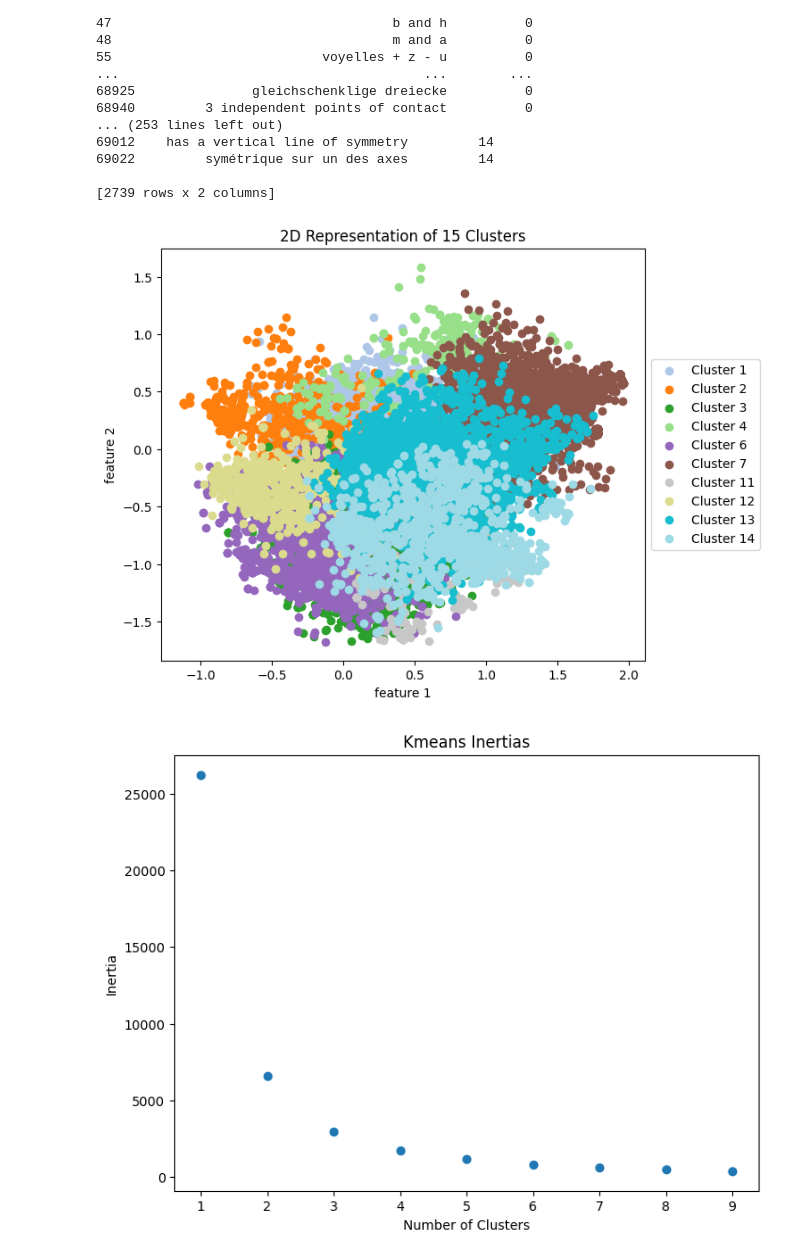
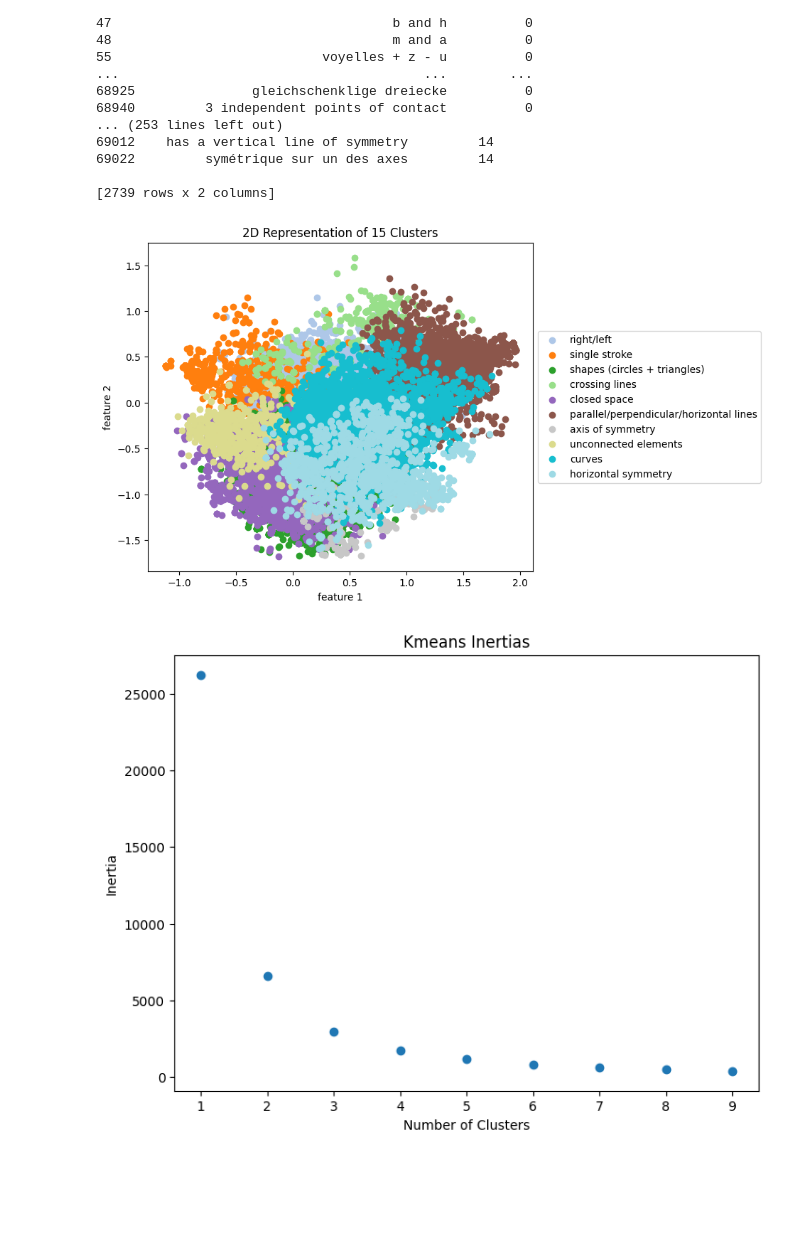
Before and after one commit to zstephe/zstephe.github.io, a Jupyter notebook: Glyph/visualization.ipynb, the cells around one changed output. Drawn from its saved outputs; the diff is of its cells as text; code cells hidden in the pictures; blank space fills up the shorter version.

```diff
--- a/Glyph/visualization.ipynb
+++ b/Glyph/visualization.ipynb
@@ -87,9 +87,12 @@ Cluster 0
 [2739 rows x 2 columns]
 # %%
 # visualizes the clusters after removing the random clusters
-visualize2D(newEmbeddings2D,df,15,ignore=[0,5,8,9,10],savefig=True)
+labels = ["random","right/left","single stroke","shapes (circles + triangles)","crossing lines","random","closed space",
+          "parallel/perpendicular/horizontal lines","random","'lines","random","axis of symmetry","unconnected elements",
+          "curves","horizontal symmetry"]
+visualize2D(newEmbeddings2D,df,15,ignore=[0,5,8,9,10],savefig=True,labels=labels)
 # %% [output]
-[figure, old version]
+[figure, new version]
 # %%
 t1 = pd.read_csv('csv_files/Letters_Adlam-T1.csv',index_col=False)
 t5 = pd.read_csv('csv_files/Letters_Adlam-T5.csv',index_col=False)
```
Also changed, not shown: 2 other files.
